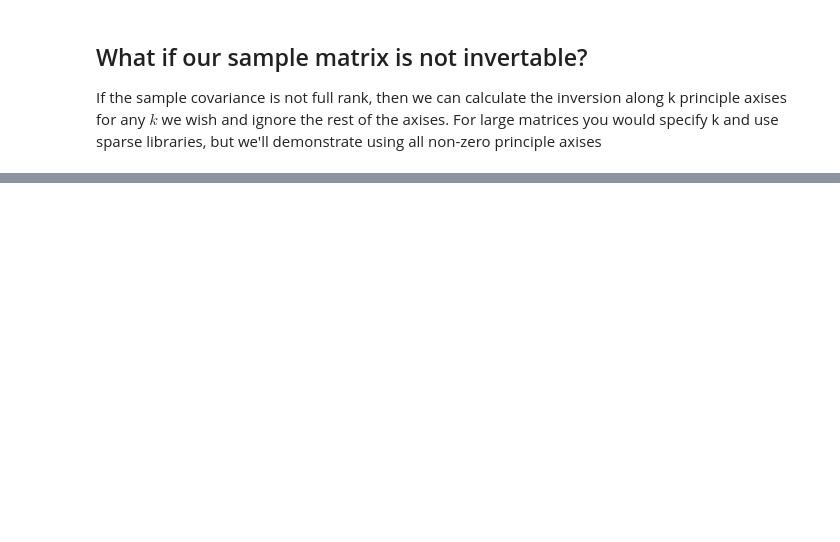
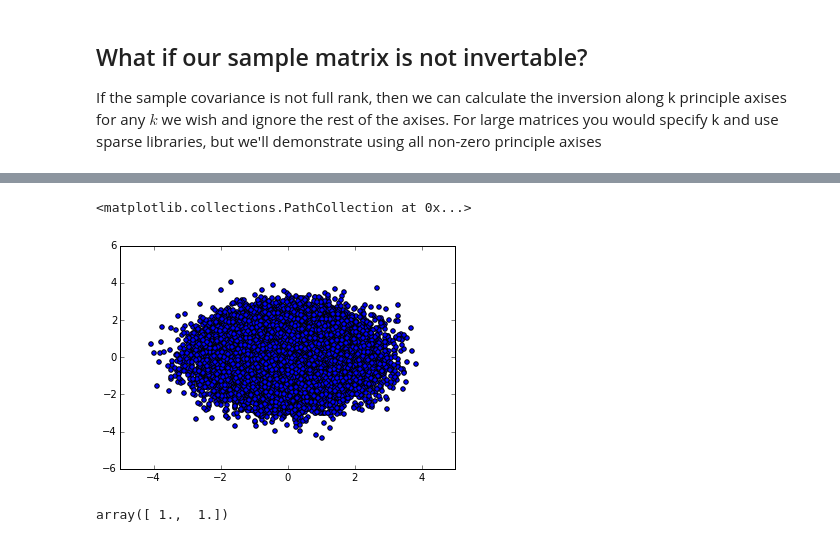
Before and after one commit to bniemczyk/cool_tricks, a Jupyter notebook: unmixing normally distributed data.ipynb, the cells around one changed output, grey strips where cells are left out. Drawn from its saved outputs; the diff is of its cells as text; code cells hidden in the pictures; blank space fills up the shorter version.

```diff
--- a/unmixing normally distributed data.ipynb
+++ b/unmixing normally distributed data.ipynb
@@ -118,0 +134,12 @@ More details to follow when I have a few minutes.
+# %%
+# so normalize it
+tmp[0] /= sigma[0]
+tmp[1] /= sigma[1]
+plt.scatter(tmp[0,:], tmp[1,:])
+# %% [output]
+<matplotlib.collections.PathCollection at 0x...>
+[figure, added]
+# %%
+tmp.std(axis=1)
+# %% [output]
+array([ 1.,  1.])
```
Also changed, not shown: parts of 14 cells of this notebook, 1 other file.
